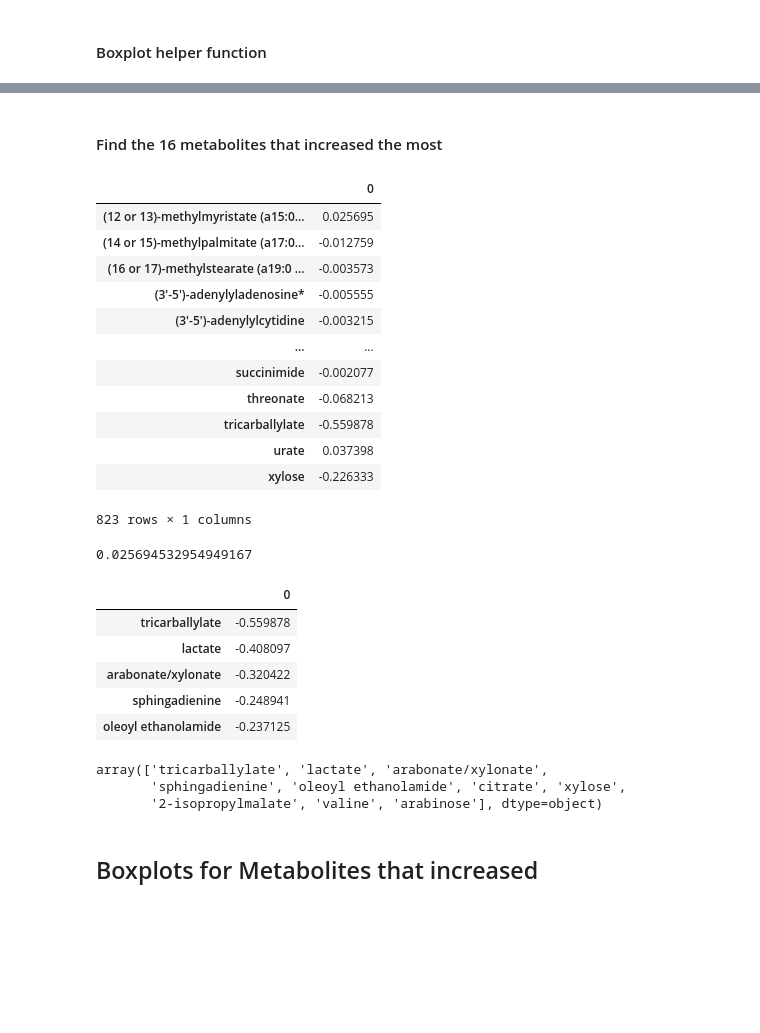
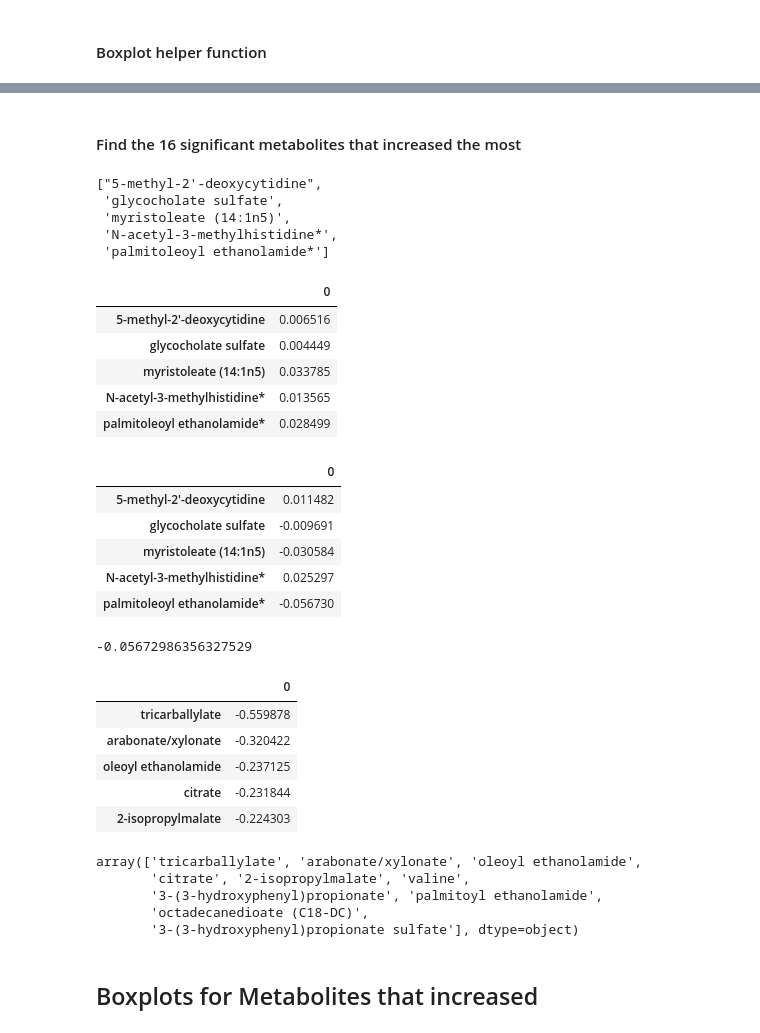
Before and after one commit to danielchang2002/FecalMetabolomics, a Jupyter notebook: notebooks/DataVisualization.ipynb, the cells around one changed output, grey strips where cells are left out. Cells and saved outputs as stored; diff of their text form; code cells hidden in the pictures; blank space fills up the shorter version.

```diff
--- a/notebooks/DataVisualization.ipynb
+++ b/notebooks/DataVisualization.ipynb
@@ -420,44 +420,58 @@ plt.show()
 # %% [markdown]
-#### Find the 16 metabolites that increased the most
+#### Find the 16 significant metabolites that increased the most
+# %%
+sig_list = list(pd.read_csv("../output/p_vals_m3.csv")['biochemical'])
+sig_list[:5]
+# %% [output]
+["5-methyl-2'-deoxycytidine",
+ 'glycocholate sulfate',
+ 'myristoleate (14:1n5)',
+ 'N-acetyl-3-methylhistidine*',
+ 'palmitoleoyl ethanolamide*']
+# %%
+difs = df.iloc[[0], 1:-2][sig_list].copy().T
+difs.head()
+# %% [output]
+|  | 0 |
+| 5-methyl-2'-deoxycytidine | 0.006516 |
+| glycocholate sulfate | 0.004449 |
+| myristoleate (14:1n5) | 0.033785 |
+| N-acetyl-3-methylhistidine* | 0.013565 |
+| palmitoleoyl ethanolamide* | 0.028499 |
 # %%
-difs = df.iloc[[0], 1:-2].copy().T
-difs.iloc[:, 0] = (post.iloc[:, 1:-2].to_numpy() - pre.iloc[:, 1:-2].to_numpy()).sum(axis=0)
-difs
+difs.iloc[:, 0] = \
+    post.iloc[:, 1:-2][sig_list].sum(axis=0) - pre.iloc[:, 1:-2][sig_list].sum(axis=0)
+difs.head()
 # %% [output]
 |  | 0 |
-| (12 or 13)-methylmyristate (a15:0... | 0.025695 |
-| (14 or 15)-methylpalmitate (a17:0... | -0.012759 |
-| (16 or 17)-methylstearate (a19:0 ... | -0.003573 |
-| (3'-5')-adenylyladenosine* | -0.005555 |
-| (3'-5')-adenylylcytidine | -0.003215 |
-| ... | ... |
-| succinimide | -0.002077 |
-| threonate | -0.068213 |
-| tricarballylate | -0.559878 |
-| urate | 0.037398 |
-| xylose | -0.226333 |
+| 5-methyl-2'-deoxycytidine | 0.011482 |
+| glycocholate sulfate | -0.009691 |
+| myristoleate (14:1n5) | -0.030584 |
+| N-acetyl-3-methylhistidine* | 0.025297 |
+| palmitoleoyl ethanolamide* | -0.056730 |
-823 rows × 1 columns
 # %%
 # correctness check
-post.iloc[:, 1].sum() - pre.iloc[:, 1].sum()
+post["palmitoleoyl ethanolamide*"].sum() - pre["palmitoleoyl ethanolamide*"].sum()
 # %% [output]
-0.025694532954949167
+-0.05672986356327529
 # %%
 difs.sort_values(by=0).head()
 # %% [output]
 |  | 0 |
 | tricarballylate | -0.559878 |
-| lactate | -0.408097 |
 | arabonate/xylonate | -0.320422 |
-| sphingadienine | -0.248941 |
 | oleoyl ethanolamide | -0.237125 |
+| citrate | -0.231844 |
+| 2-isopropylmalate | -0.224303 |
 # %%
 sortedDifs = difs.sort_values(by=0).index.values
 sortedDifs[:10]
 # %% [output]
-array(['tricarballylate', 'lactate', 'arabonate/xylonate',
-       'sphingadienine', 'oleoyl ethanolamide', 'citrate', 'xylose',
-       '2-isopropylmalate', 'valine', 'arabinose'], dtype=object)
+array(['tricarballylate', 'arabonate/xylonate', 'oleoyl ethanolamide',
+       'citrate', '2-isopropylmalate', 'valine',
+       '3-(3-hydroxyphenyl)propionate', 'palmitoyl ethanolamide',
+       'octadecanedioate (C18-DC)',
+       '3-(3-hydroxyphenyl)propionate sulfate'], dtype=object)
 # %%
 increased = sortedDifs[-16:]
 decreased = sortedDifs[:16]
```
Also changed, not shown: parts of 4 cells of this notebook, 1 other file.
